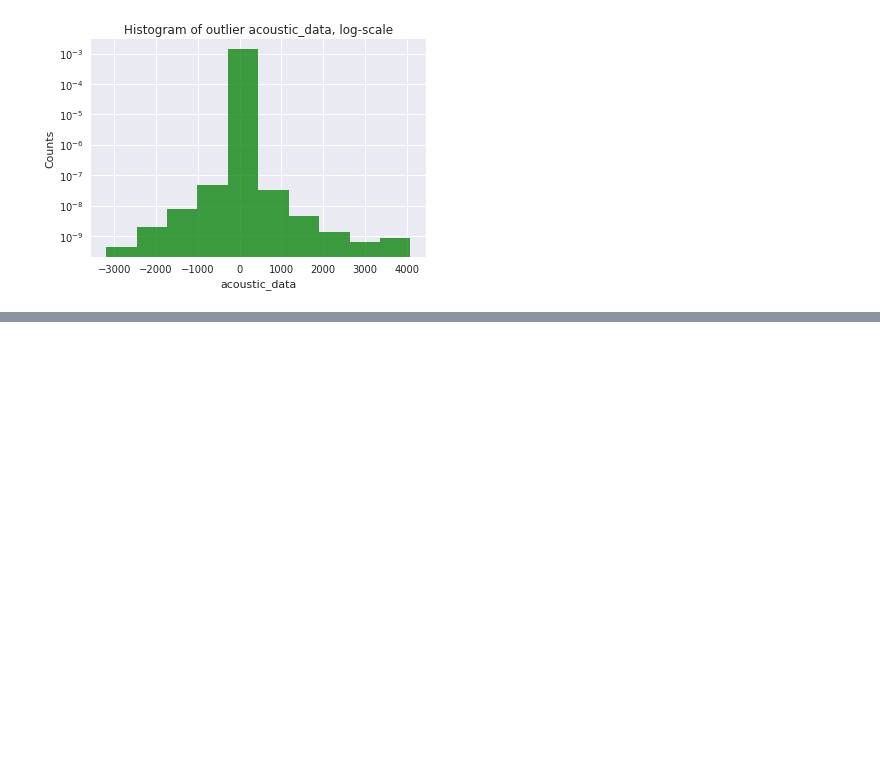
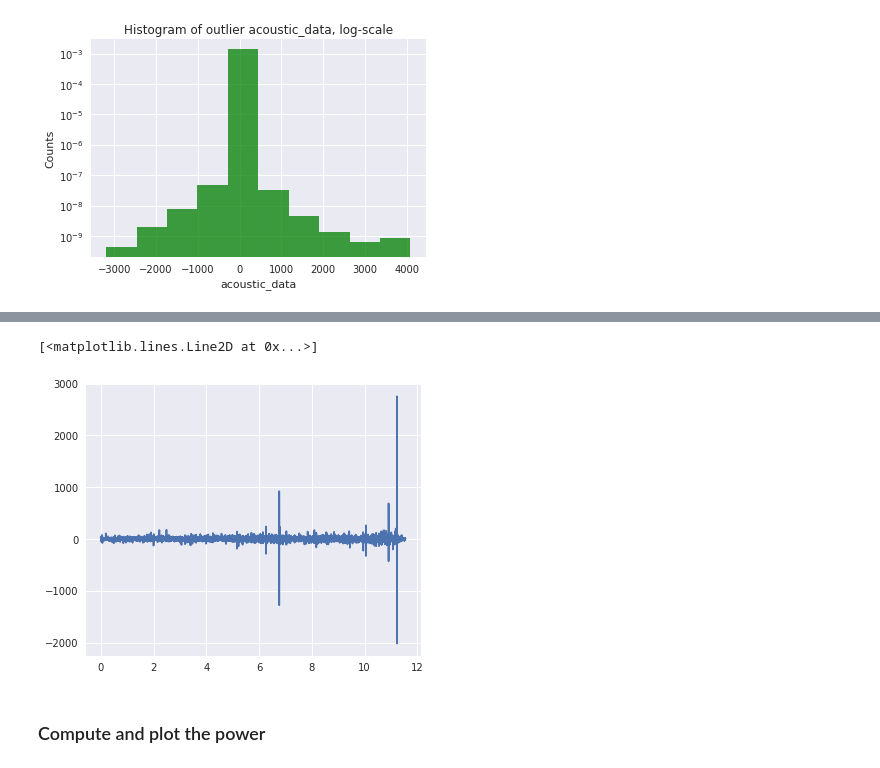
Before and after one commit to jeff-daniels/kaggle-scripts, a Jupyter notebook: LANL Earthquake Detection.ipynb, the cells around one changed output, grey strips where cells are left out. Saved outputs shown, nothing was run; the diff lists cells and outputs as text; code cells hidden in the pictures; blank space fills up the shorter version.

```diff
--- a/LANL Earthquake Detection.ipynb
+++ b/LANL Earthquake Detection.ipynb
@@ -301,0 +403,8 @@ train = add_magnitude(train, around_mean = True)
+# %%
+del(train)
+train = train_orig.copy()
+train = add_failure_column(train)
+train = add_time_columns(train)
+train = add_normal_outlier_columns(train)
+train = add_deviation_columns(train)
+train.head()
@@ -345,0 +598,16 @@ train.corrwith(train['time_to_failure'])
+# %%
+# time_step is the difference between consecutive time_to_failure rows
+time_step = np.abs(train['time_to_failure'].diff().median())
+
+episode_num = 1
+
+episodes = get_episodes(train)
+sig = train['acoustic_data'].iloc[episodes[episode_num]]
+time_vec = train['ts_local'].iloc[episodes[episode_num]]
+plt.figure(figsize = (6,5))
+plt.plot(time_vec, sig, label = 'Original Signal')
+# %% [output]
+[<matplotlib.lines.Line2D at 0x...>]
+[figure, added]
+# %% [markdown]
+### Compute and plot the power
```
Also changed, not shown: parts of 53 cells of this notebook.
